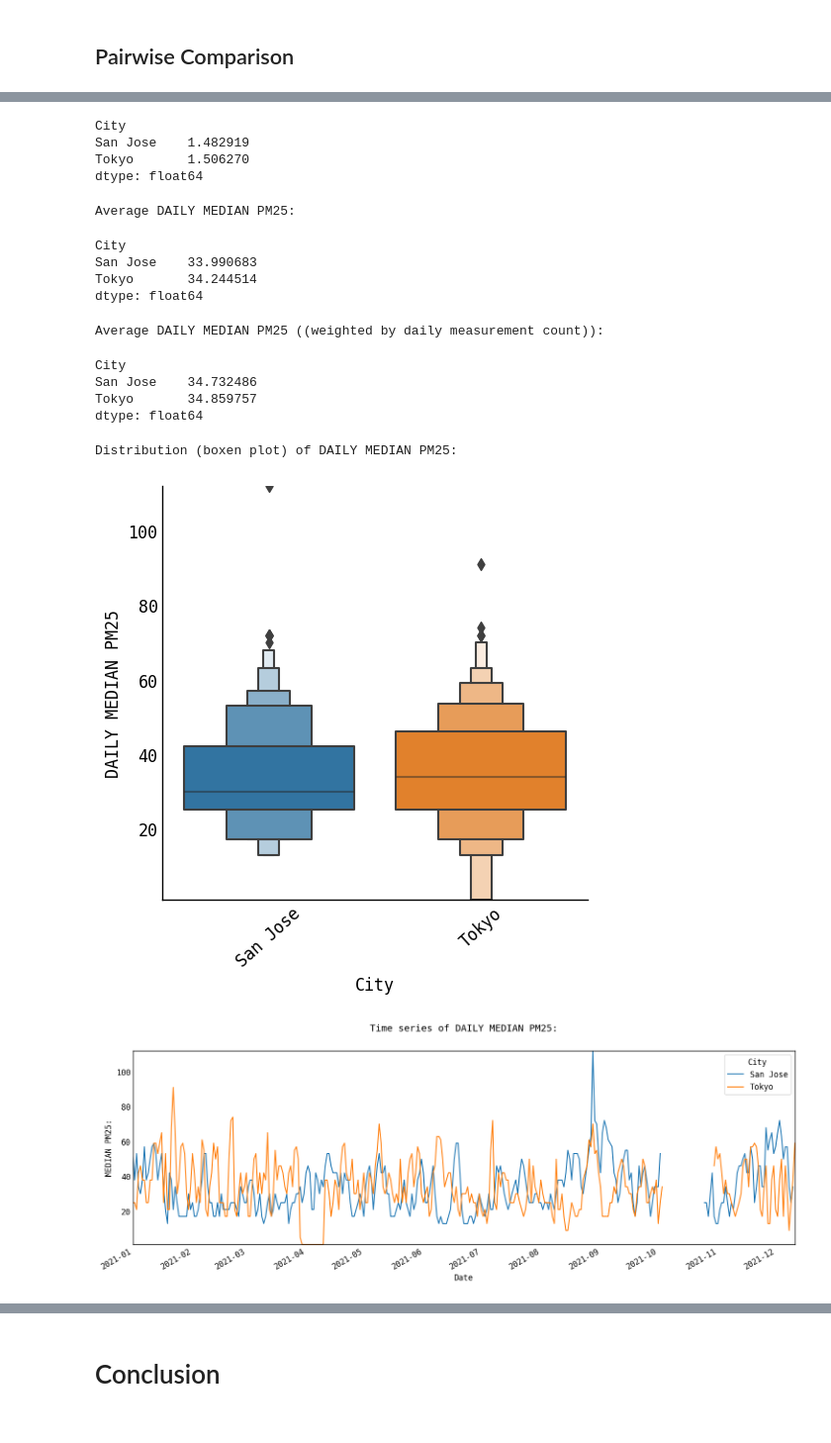
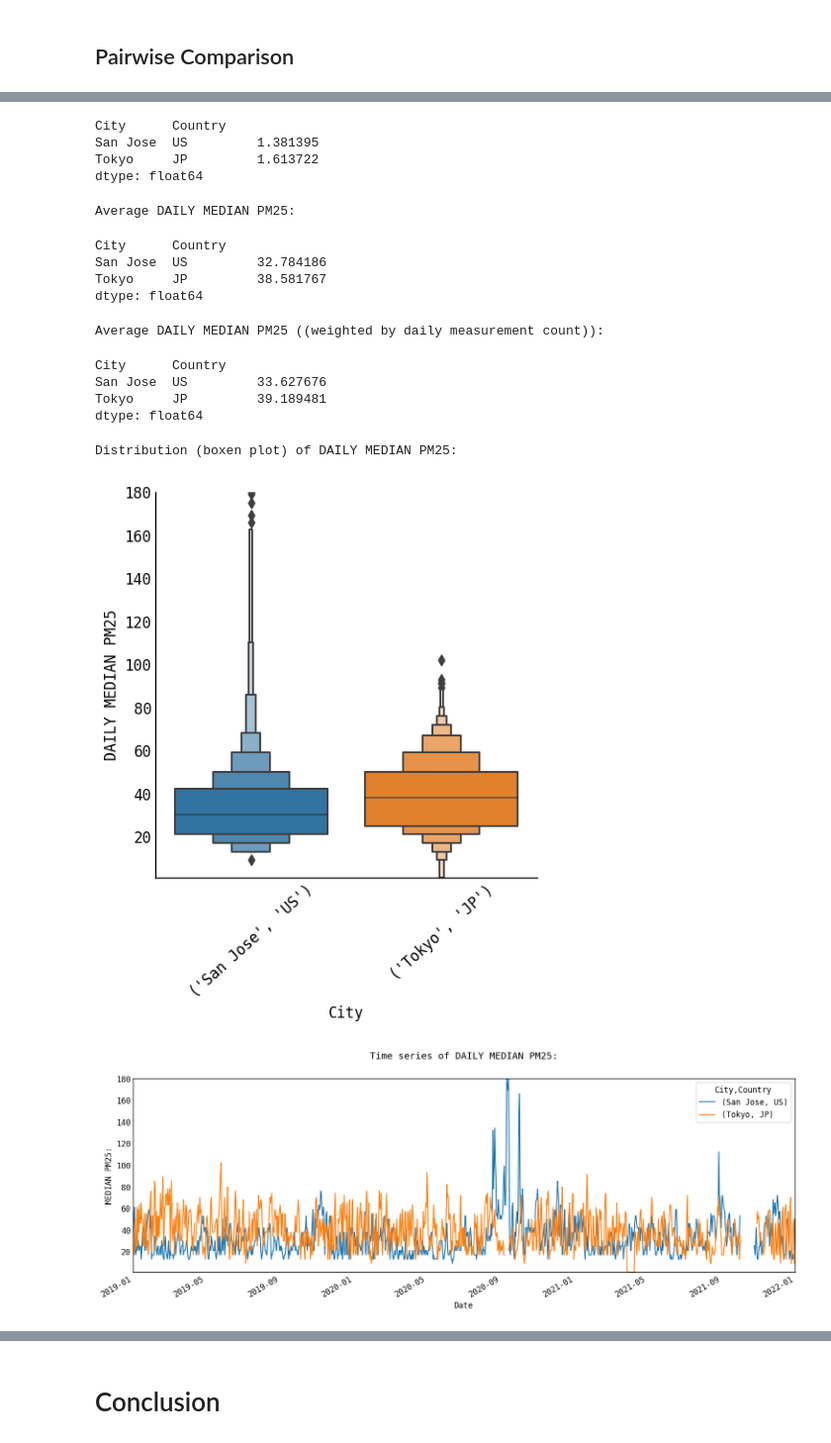
Before and after one commit to xiaotianzhu/MyDoodles, a Jupyter notebook: air-quality-comparison-2021.ipynb, the cells around one changed output, grey strips where cells are left out. Shown at 99% size. Cells and saved outputs as stored; diff of their text form; code cells hidden in the pictures.

Commit message:
Kaggle Notebook | Air Quality Comparison 2019-2021 | Version 21

```diff
--- a/air-quality-comparison-2021.ipynb
+++ b/air-quality-comparison-2021.ipynb
@@ -53,0 +69,15 @@ waqi_data_2021.head()
+# %%
+li = []
+
+period_names = ['2019Q1', '2019Q2', '2019Q3', '2019Q4',
+                '2020Q1', '2020Q2', '2020Q3', '2020Q4',
+                '2021Q1', '2021Q2', '2021Q3', '2021Q4']
+
+for period in period_names:
+    df = pd.read_csv("/kaggle/working/waqi-covid-%s.csv"%(period),
+                     header=4,
+                     parse_dates=['Date'],
+                     infer_datetime_format=True)
+    li.append(df)
+
+waqi_data = pd.concat(li, axis=0)
@@ -54,4 +100,7 @@ waqi_data_2021.head()
 # %%
-# check for potential name variation of any given subset of cities
-waqi_data_2021.loc[waqi_data_2021.City.str.lower().str.contains('jerus|london|new|shang|toky|san jo|paris|perth|tel aviv|osl|bos')]['City'].value_counts()
+# check for potential name variation/confusion of any given subset of cities
+
+cities_partial_name = 'jerus|london|new|shang|toky|san jo|paris|perth|tel aviv|osl|bos'
+cities_pool = waqi_data.loc[waqi_data.City.str.lower().str.contains(cities_partial_name)][['City','Country']].value_counts()
+cities_pool
 # %% [output]
@@ -81,0 +125,4 @@ Name: min, dtype: float64
+# %%
+# finalize the list of selected cities
+cities_selected = cities_pool.index.values[[0,1,2,3,4,5,7,8,11,12]]
+cities_selected
@@ -186,13 +258,13 @@ To be efficent, we provide two summary functions, one for overall comparison, th
 # %%
 # overall comparison summary function
-def overall_comparison_summary(data = waqi_data_2021, cities = ['Jerusalem', 'London', 'New Delhi', 'Shanghai','Tokyo', 'San Jose', 'Paris', 'Tel Aviv', 'Perth', 'Oslo', 'Boston', 'Zürich'], statistic = 'median', measurement_specie = 'pm25'
-                       , start = '2021-01-01', end = '2022-01-01'):
+def overall_comparison_summary(data = waqi_data, cities = cities_selected, statistic = 'median', measurement_specie = 'pm25'
+                       , start = '2019-01-01', end = '2022-01-01'):
 
-    analysis_data = data.loc[data.City.str.contains('|'.join(cities))\
+    analysis_data = data.loc[[x in list(cities) for x in list(zip(data['City'], data['Country']))]\
                                    & data.Specie.isin([measurement_specie])]\
-                                   .groupby(['City', 'Date'])
+                                   .groupby(['City', 'Country', 'Date'])
 
-    y = analysis_data[statistic].mean().unstack('City').loc[start:end]
+    y = analysis_data[statistic].mean().unstack(['City', 'Country']).loc[start:end]
 
     # average rank of cities by chosen statistic of daily measurment
     print('\nAverage rank of cities by DAILY %s %s:\n' % (statistic.upper(), measurement_specie.upper()))
@@ -204,7 +276,7 @@ def overall_comparison_summary(data = waqi_data_2021, cities = ['Jerusalem', 'Lo
 
     # average chosen statistic of daily measurment (weighted by daily measurement count)
     print('\n\nAverage DAILY %s %s ((weighted by daily measurement count)):\n' % (statistic.upper(), measurement_specie.upper()))
-    w = analysis_data['count'].mean().unstack('City').loc[start:end]
+    w = analysis_data['count'].mean().unstack(['City','Country']).loc[start:end]
     display((w * y).sum() / w.sum())
 
     # distribution (boxen plot) of chosen statistic of daily measurment
@@ -479,24 +515,24 @@ Distribution (boxen plot) of DAILY VARIANCE PM25:
 # %% [markdown]
 ## Pairwise Comparison
 # %%
-overall_comparison_summary(cities = ['San Jose', 'Tokyo'], statistic = 'median')
+overall_comparison_summary(cities = [('San Jose', 'US'), ('Tokyo', 'JP')], statistic = 'median')
 # %% [output]
 Average rank of cities by DAILY MEDIAN PM25:
-City
-San Jose    1.482919
-Tokyo       1.506270
+City      Country
+San Jose  US         1.381395
+Tokyo     JP         1.613722
 dtype: float64
 Average DAILY MEDIAN PM25:
-City
-San Jose    33.990683
-Tokyo       34.244514
+City      Country
+San Jose  US         32.784186
+Tokyo     JP         38.581767
 dtype: float64
 Average DAILY MEDIAN PM25 ((weighted by daily measurement count)):
-City
-San Jose    34.732486
-Tokyo       34.859757
+City      Country
+San Jose  US         33.627676
+Tokyo     JP         39.189481
 dtype: float64
 Distribution (boxen plot) of DAILY MEDIAN PM25:
-[figure, old version]
+[figure, new version]
-[figure, old version]
+[figure, new version]
 # %%
```
Also changed, not shown: parts of 26 cells of this notebook.
